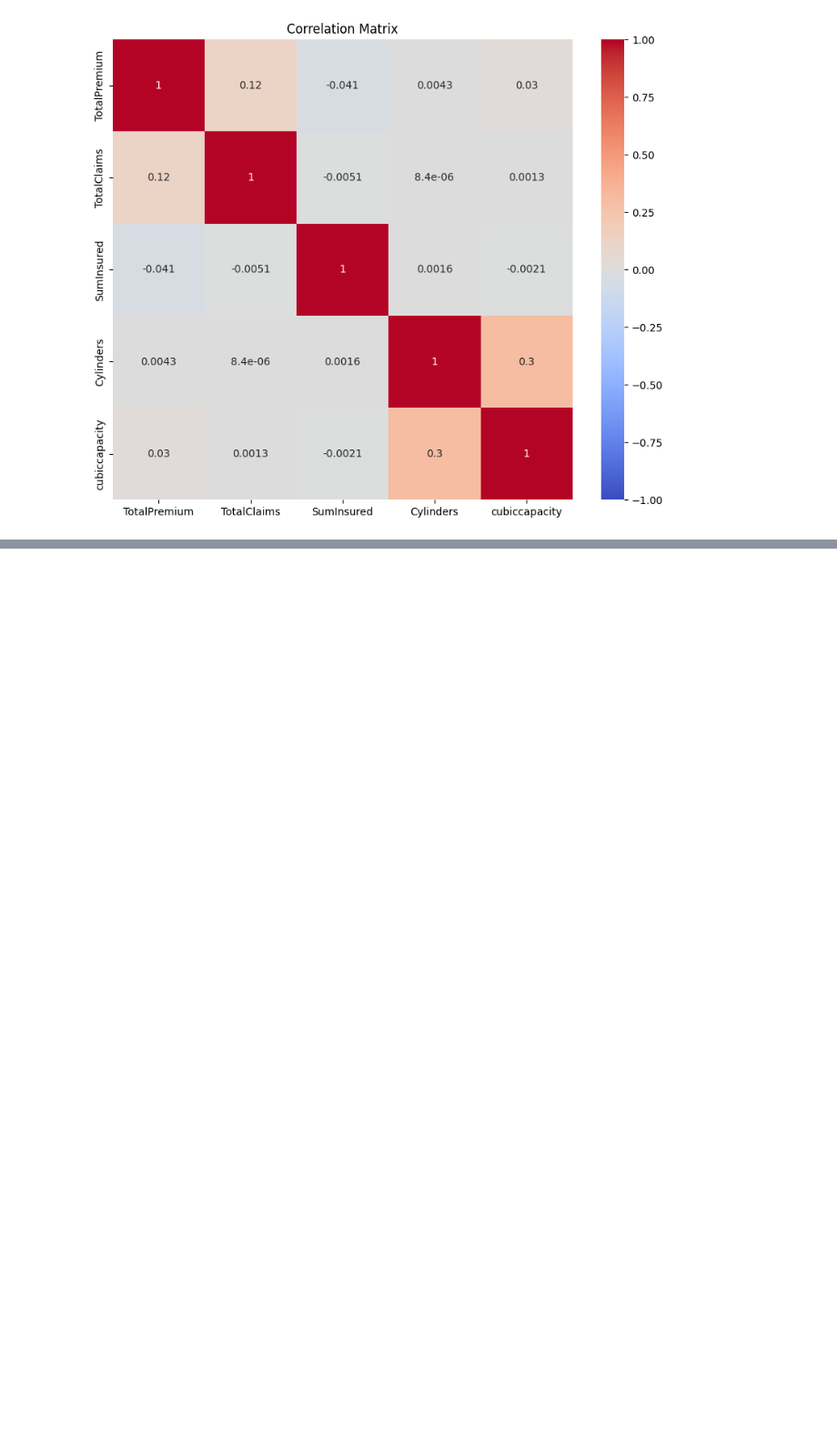
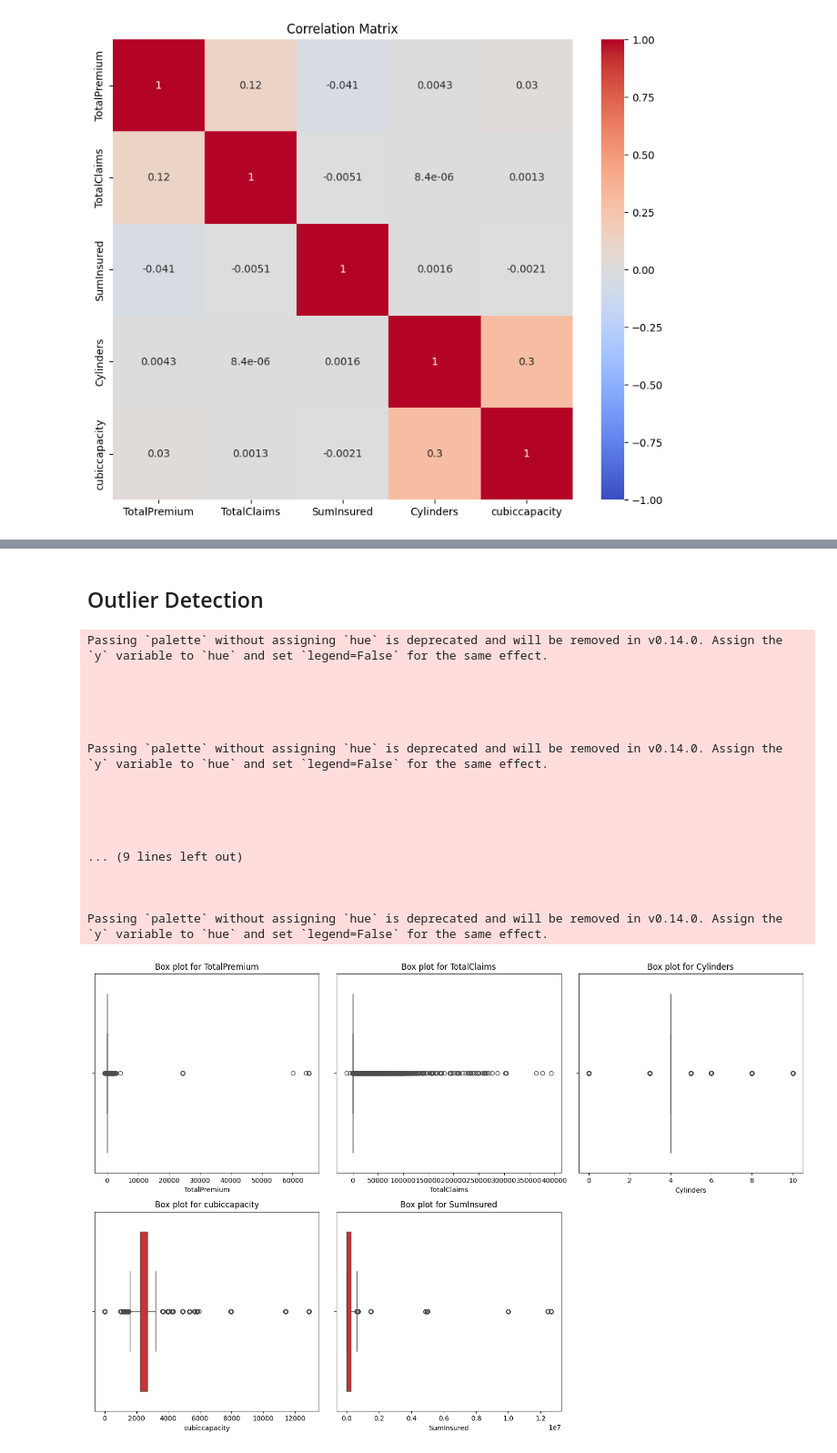
Before and after one commit to Semir1r/AlphaCare-Insurance-Solutions, a Jupyter notebook: notebooks/insurance_analysis.ipynb, the cells around one changed output, grey strips where cells are left out. Shown at 91% size. Cells and saved outputs as stored; diff of their text form; code cells hidden in the pictures; blank space fills up the shorter version.

```diff
--- a/notebooks/insurance_analysis.ipynb
+++ b/notebooks/insurance_analysis.ipynb
@@ -173,0 +170,50 @@ plt.show()
+# %% [markdown]
+## Outlier Detection
+# %%
+import seaborn as sns
+import matplotlib.pyplot as plt
+
+def plot_outliers(df, numerical_columns):
+    """
+    Plots box plots to detect outliers in the given numerical columns.
+
+    Parameters:
+    - df: DataFrame containing the data
+    - numerical_columns: List of numerical columns to plot
+    """
+    # Set up the figure size and layout
+    plt.figure(figsize=(15, 10))
+
+    # Iterate over each numerical column and create a box plot
+    for i, column in enumerate(numerical_columns):
+        plt.subplot(2, 3, i + 1)  # 2 rows, 3 columns for subplots
+        sns.boxplot(x=df[column], palette='Set1')
+        plt.title(f'Box plot for {column}')
+        plt.xlabel(column)
+
+    # Adjust layout for better visualization
+    plt.tight_layout()
+    plt.show()
+
+# Example usage:
+numerical_columns = ['TotalPremium', 'TotalClaims', 'Cylinders', 'cubiccapacity', 'SumInsured']
+plot_outliers(cleaned_data, numerical_columns)
+# %% [output]
+Passing `palette` without assigning `hue` is deprecated and will be removed in v0.14.0. Assign the `y` variable to `hue` and set `legend=False` for the same effect.
+
+
+
+
+
+Passing `palette` without assigning `hue` is deprecated and will be removed in v0.14.0. Assign the `y` variable to `hue` and set `legend=False` for the same effect.
+
+
+
+
+
+... (9 lines left out)
+
+
+
+Passing `palette` without assigning `hue` is deprecated and will be removed in v0.14.0. Assign the `y` variable to `hue` and set `legend=False` for the same effect.
+[figure, added]
```
Also changed, not shown: parts of 5 cells of this notebook, 2 other files.
